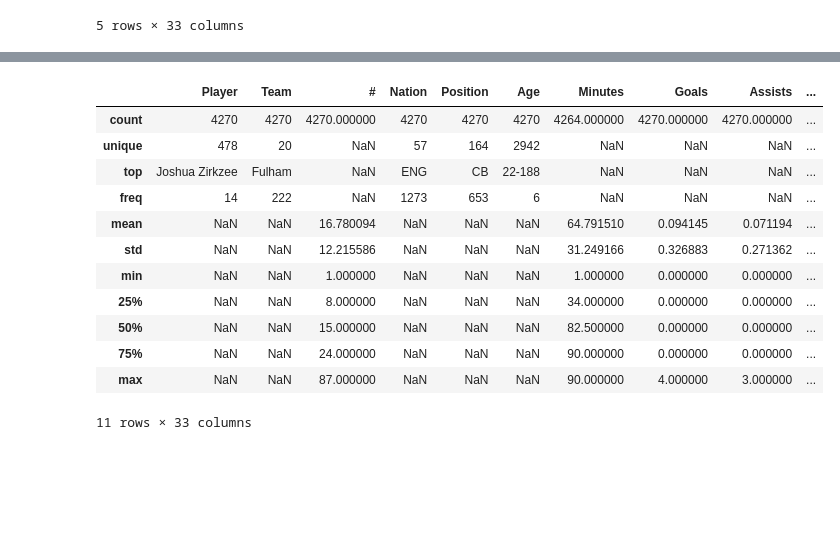
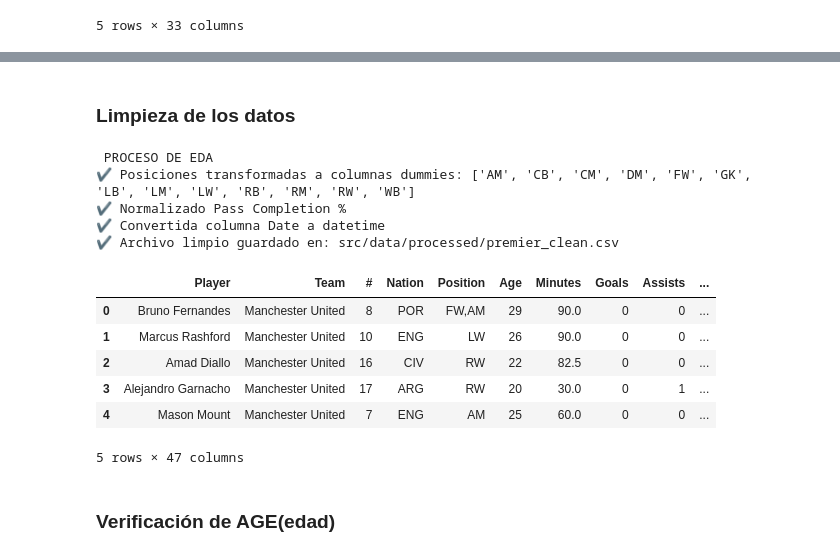
Before and after one commit to VictorRNavarro/Premier_League, a Jupyter notebook: src/notebooks/01_EDA.ipynb, the cells around one changed output, grey strips where cells are left out. Saved outputs shown, nothing was run; the diff lists cells and outputs as text; code cells hidden in the pictures; blank space fills up the shorter version.

Commit message:
Added advanced EDA: Age cleaning, position dummies, numeric normalization, datetime conversion, and processed CSV export

```diff
--- a/src/notebooks/01_EDA.ipynb
+++ b/src/notebooks/01_EDA.ipynb
@@ -90,16 +94,22 @@ dtype: float64
+# %% [markdown]
+### Limpieza de los datos
 # %%
-df.describe(include="all")
+eda = ProcesadorEDA(df)
+df_clean = eda.limpieza_datos()
+
+df_clean.head()
 # %% [output]
+ PROCESO DE EDA
+✔ Posiciones transformadas a columnas dummies: ['AM', 'CB', 'CM', 'DM', 'FW', 'GK', 'LB', 'LM', 'LW', 'RB', 'RM', 'RW', 'WB']
+✔ Normalizado Pass Completion %
+✔ Convertida columna Date a datetime
+✔ Archivo limpio guardado en: src/data/processed/premier_clean.csv
 |  | Player | Team | # | Nation | Position | Age | Minutes | Goals | Assists | ... |
-| count | 4270 | 4270 | 4270.000000 | 4270 | 4270 | 4270 | 4264.000000 | 4270.000000 | 4270.000000 | ... |
-| unique | 478 | 20 | NaN | 57 | 164 | 2942 | NaN | NaN | NaN | ... |
-| top | Joshua Zirkzee | Fulham | NaN | ENG | CB | 22-188 | NaN | NaN | NaN | ... |
-| freq | 14 | 222 | NaN | 1273 | 653 | 6 | NaN | NaN | NaN | ... |
-| mean | NaN | NaN | 16.780094 | NaN | NaN | NaN | 64.791510 | 0.094145 | 0.071194 | ... |
-| std | NaN | NaN | 12.215586 | NaN | NaN | NaN | 31.249166 | 0.326883 | 0.271362 | ... |
-| min | NaN | NaN | 1.000000 | NaN | NaN | NaN | 1.000000 | 0.000000 | 0.000000 | ... |
-| 25% | NaN | NaN | 8.000000 | NaN | NaN | NaN | 34.000000 | 0.000000 | 0.000000 | ... |
-| 50% | NaN | NaN | 15.000000 | NaN | NaN | NaN | 82.500000 | 0.000000 | 0.000000 | ... |
-| 75% | NaN | NaN | 24.000000 | NaN | NaN | NaN | 90.000000 | 0.000000 | 0.000000 | ... |
-| max | NaN | NaN | 87.000000 | NaN | NaN | NaN | 90.000000 | 4.000000 | 3.000000 | ... |
+| 0 | Bruno Fernandes | Manchester United | 8 | POR | FW,AM | 29 | 90.0 | 0 | 0 | ... |
+| 1 | Marcus Rashford | Manchester United | 10 | ENG | LW | 26 | 90.0 | 0 | 0 | ... |
+| 2 | Amad Diallo | Manchester United | 16 | CIV | RW | 22 | 82.5 | 0 | 0 | ... |
+| 3 | Alejandro Garnacho | Manchester United | 17 | ARG | RW | 20 | 30.0 | 0 | 1 | ... |
+| 4 | Mason Mount | Manchester United | 7 | ENG | AM | 25 | 60.0 | 0 | 0 | ... |
-11 rows × 33 columns
+5 rows × 47 columns
+# %% [markdown]
+### Verificación de AGE(edad)
```
Also changed, not shown: parts of 24 cells of this notebook, 2 other files.
